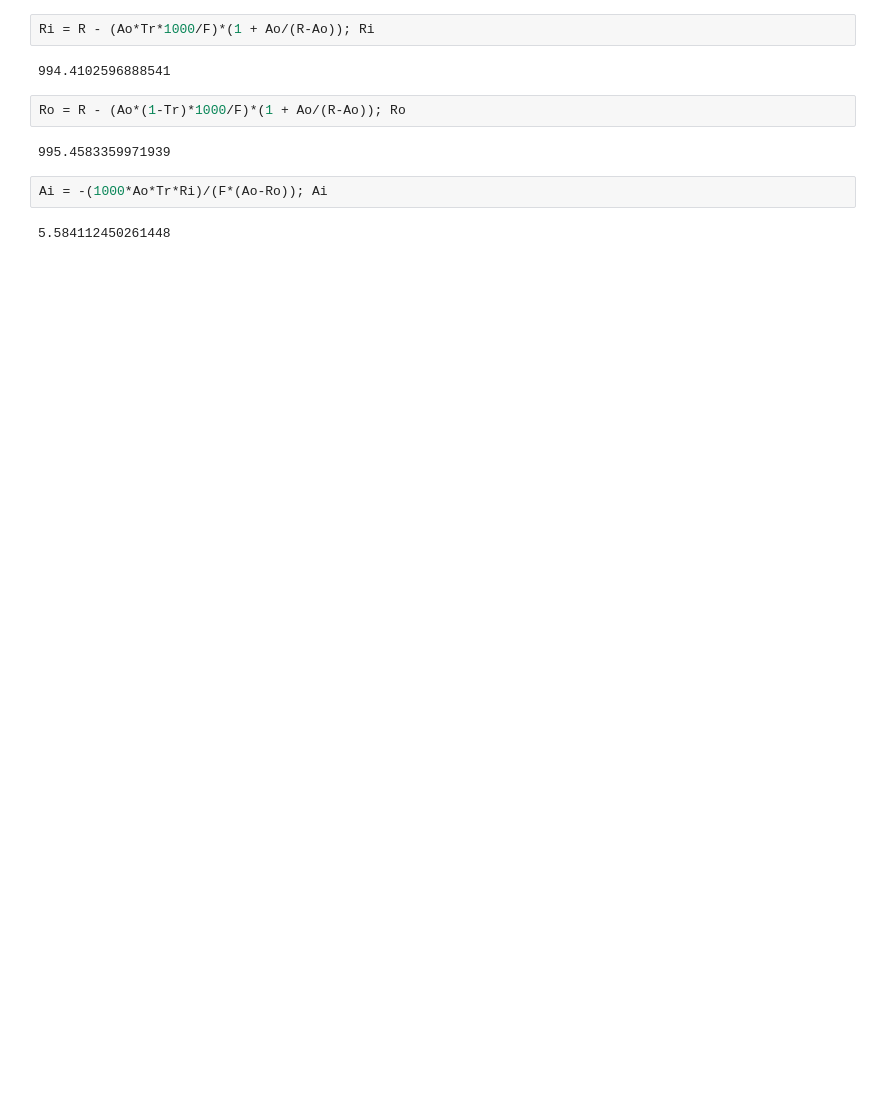
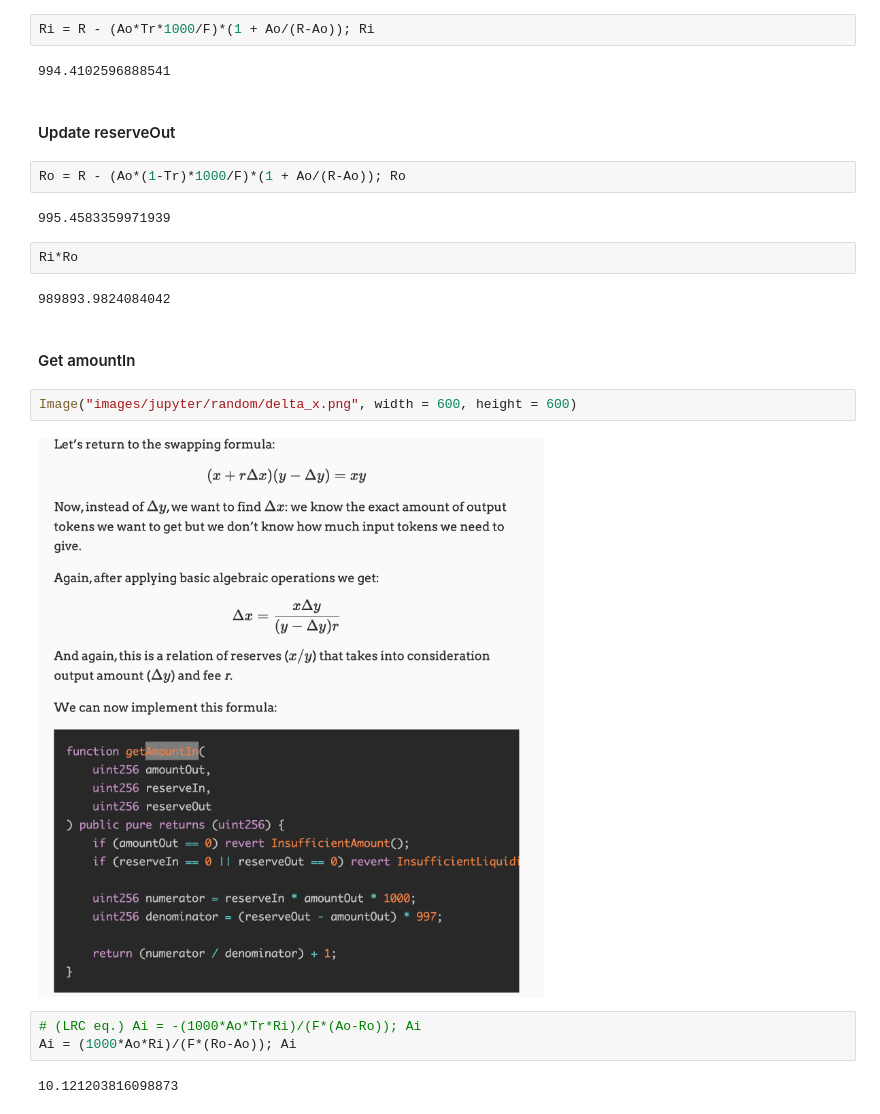
Before and after one commit to icmoore/daosys, a Jupyter notebook: notebooks/research/ian/v2_liquidity.ipynb, the cells around one changed output. Cells and saved outputs as stored; diff of their text form; blank space fills up the shorter version.

```diff
--- a/notebooks/research/ian/v2_liquidity.ipynb
+++ b/notebooks/research/ian/v2_liquidity.ipynb
@@ -23,11 +46,24 @@ Tr = Ti/(Ti+To); Tr
 Ri = R - (Ao*Tr*1000/F)*(1 + Ao/(R-Ao)); Ri
 # %% [output]
 994.4102596888541
+# %% [markdown]
+#### Update reserveOut
 # %%
 Ro = R - (Ao*(1-Tr)*1000/F)*(1 + Ao/(R-Ao)); Ro
 # %% [output]
 995.4583359971939
+# %%
+Ri*Ro
+# %% [output]
+989893.9824084042
+# %% [markdown]
+#### Get amountIn
+# %%
+Image("images/jupyter/random/delta_x.png", width = 600, height = 600)
+# %% [output]
+[figure, added]
 # %%
-Ai = -(1000*Ao*Tr*Ri)/(F*(Ao-Ro)); Ai
+# (LRC eq.) Ai = -(1000*Ao*Tr*Ri)/(F*(Ao-Ro)); Ai
+Ai = (1000*Ao*Ri)/(F*(Ro-Ao)); Ai
 # %% [output]
-5.584112450261448
+10.121203816098873
```
Also changed, not shown: parts of 12 cells of this notebook, 4 other files.
